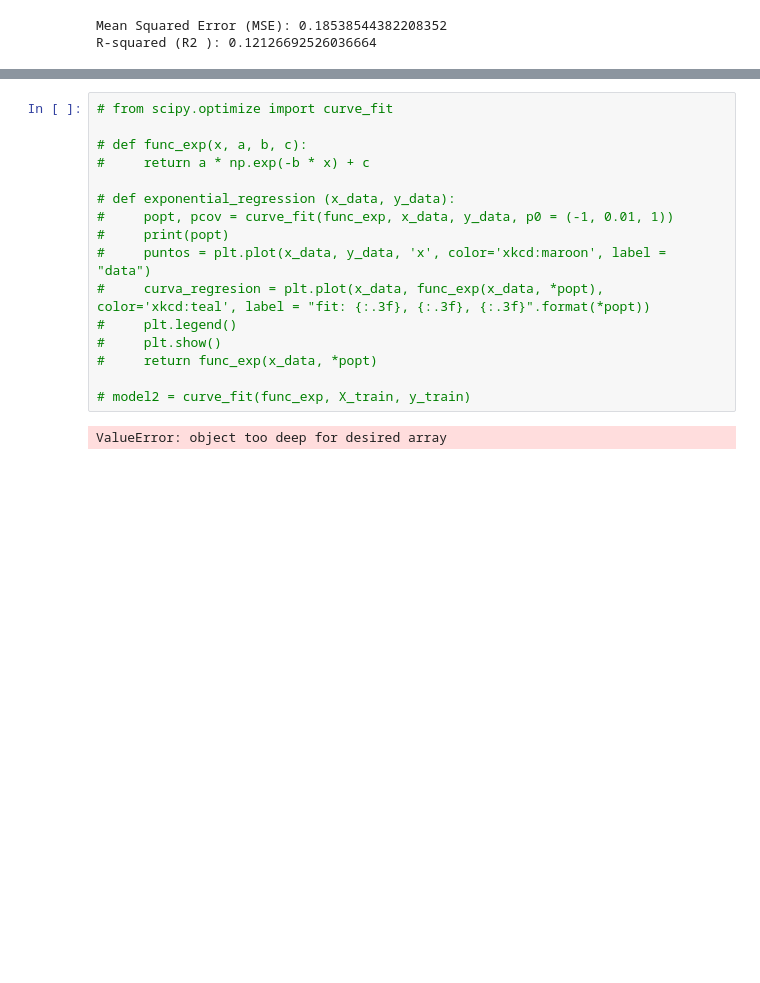
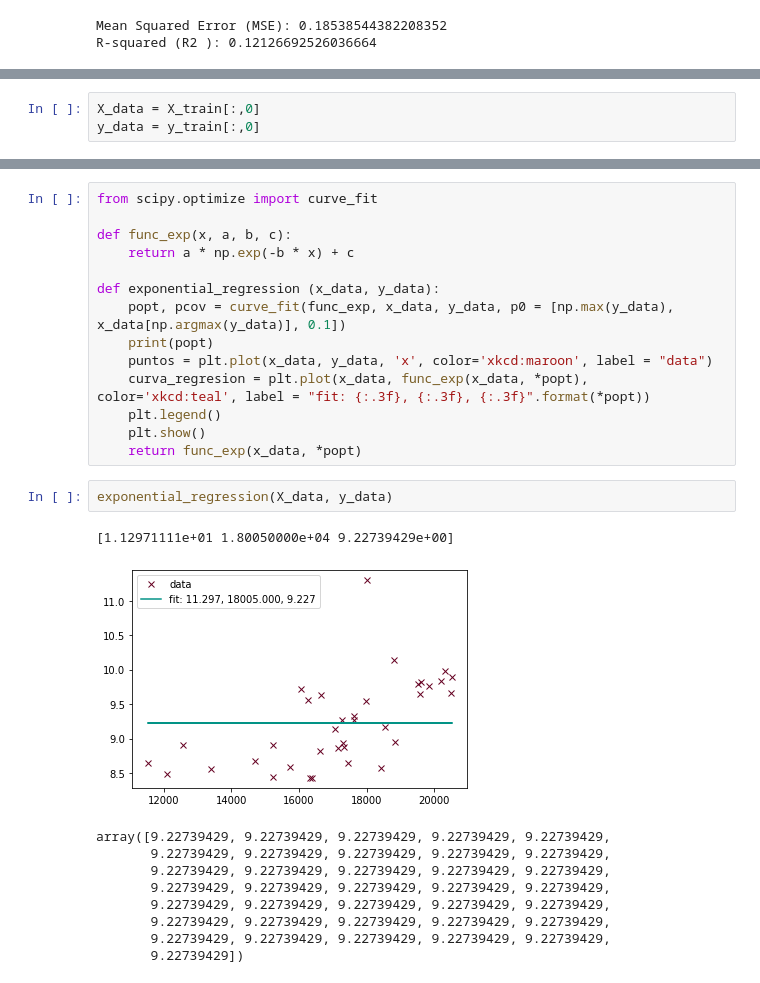
Before and after one commit to 0xyyyy/Climate_project, a Jupyter notebook: machine_learning.ipynb, the cells around one changed output, grey strips where cells are left out. Drawn from its saved outputs; the diff is of its cells as text; blank space fills up the shorter version.

```diff
--- a/machine_learning.ipynb
+++ b/machine_learning.ipynb
@@ -128,0 +166,3 @@ R-squared (R2 ): 0.12126692526036664
+# %%
+X_data = X_train[:,0]
+y_data = y_train[:,0]
@@ -129,18 +177,27 @@ R-squared (R2 ): 0.12126692526036664
 # %%
-# from scipy.optimize import curve_fit
+from scipy.optimize import curve_fit
 
-# def func_exp(x, a, b, c):
-#     return a * np.exp(-b * x) + c
+def func_exp(x, a, b, c):
+    return a * np.exp(-b * x) + c
 
-# def exponential_regression (x_data, y_data):
-#     popt, pcov = curve_fit(func_exp, x_data, y_data, p0 = (-1, 0.01, 1))
-#     print(popt)
-#     puntos = plt.plot(x_data, y_data, 'x', color='xkcd:maroon', label = "data")
-#     curva_regresion = plt.plot(x_data, func_exp(x_data, *popt), color='xkcd:teal', label = "fit: {:.3f}, {:.3f}, {:.3f}".format(*popt))
-#     plt.legend()
-#     plt.show()
-#     return func_exp(x_data, *popt)
-
-# model2 = curve_fit(func_exp, X_train, y_train)
+def exponential_regression (x_data, y_data):
+    popt, pcov = curve_fit(func_exp, x_data, y_data, p0 = [np.max(y_data), x_data[np.argmax(y_data)], 0.1])
+    print(popt)
+    puntos = plt.plot(x_data, y_data, 'x', color='xkcd:maroon', label = "data")
+    curva_regresion = plt.plot(x_data, func_exp(x_data, *popt), color='xkcd:teal', label = "fit: {:.3f}, {:.3f}, {:.3f}".format(*popt))
+    plt.legend()
+    plt.show()
+    return func_exp(x_data, *popt)
-# %% [output]
-ValueError: object too deep for desired array
+# %%
+exponential_regression(X_data, y_data)
+# %% [output]
+[1.12971111e+01 1.80050000e+04 9.22739429e+00]
+[figure, added]
+array([9.22739429, 9.22739429, 9.22739429, 9.22739429, 9.22739429,
+       9.22739429, 9.22739429, 9.22739429, 9.22739429, 9.22739429,
+       9.22739429, 9.22739429, 9.22739429, 9.22739429, 9.22739429,
+       9.22739429, 9.22739429, 9.22739429, 9.22739429, 9.22739429,
+       9.22739429, 9.22739429, 9.22739429, 9.22739429, 9.22739429,
+       9.22739429, 9.22739429, 9.22739429, 9.22739429, 9.22739429,
+       9.22739429, 9.22739429, 9.22739429, 9.22739429, 9.22739429,
+       9.22739429])
```
Also changed, not shown: parts of 5 cells of this notebook, 1 other file.
